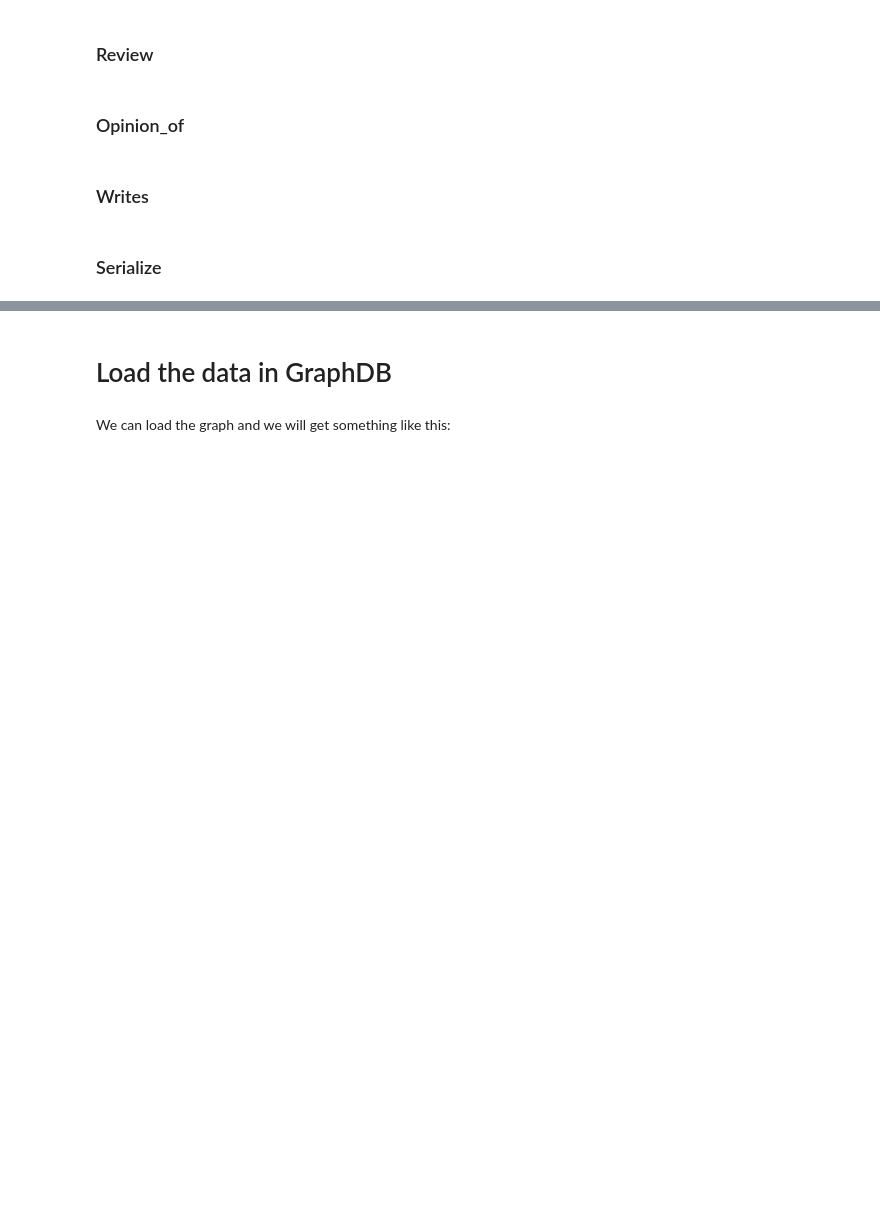
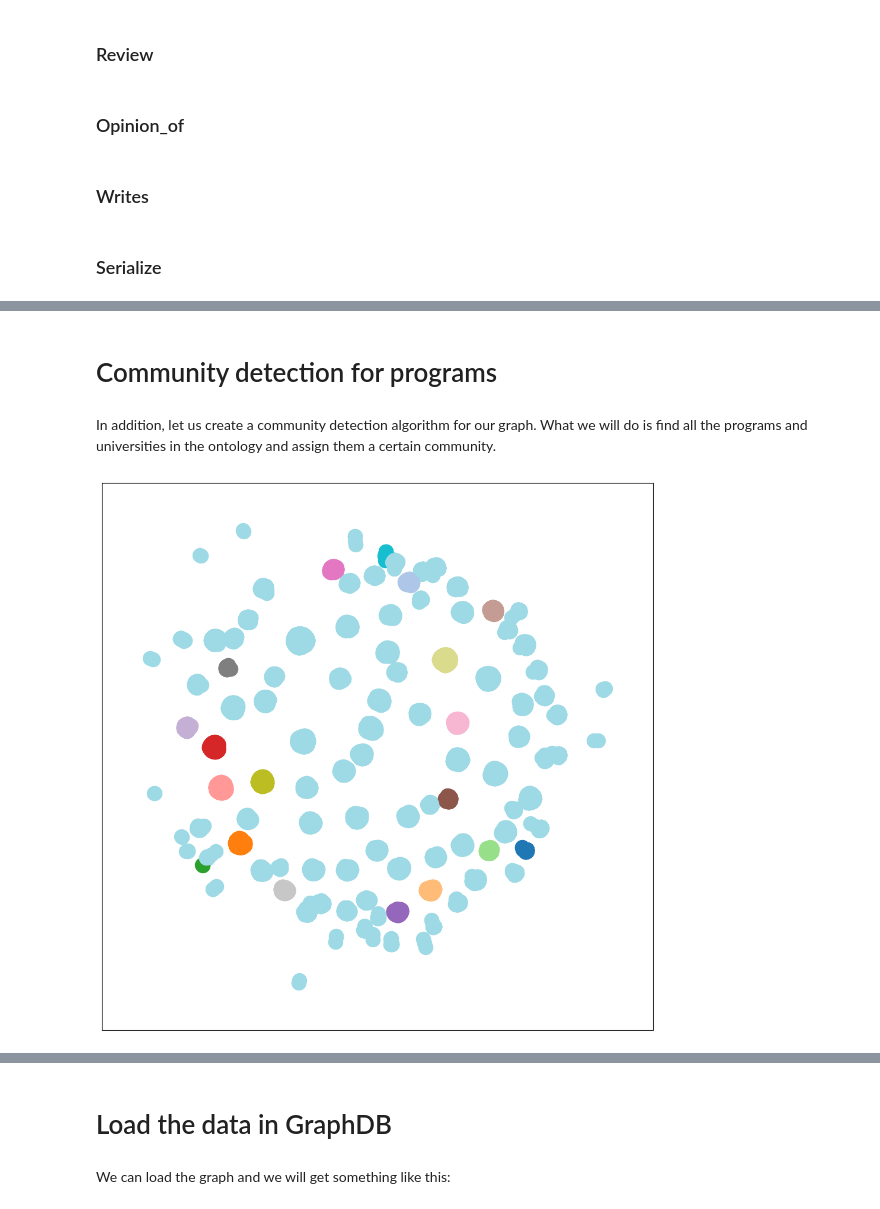
Before and after one commit to Nilsvanesostos/Degree4Free, a Jupyter notebook: KnowledgeGraph/KG.ipynb, the cells around one changed output, grey strips where cells are left out. Drawn from its saved outputs; the diff is of its cells as text; code cells hidden in the pictures; blank space fills up the shorter version.

```diff
--- a/KnowledgeGraph/KG.ipynb
+++ b/KnowledgeGraph/KG.ipynb
@@ -315,0 +316,38 @@ g.serialize('abox.ttl',format='turtle')
+# %% [markdown]
+# Community detection for programs
+# %% [markdown]
+In addition, let us create a community detection algorithm for our graph. What we will do is find all the programs and universities in the ontology and assign them a certain community.
+# %%
+import networkx as nx
+import community as community_louvain
+import matplotlib.pyplot as plt
+
+# Convert RDFLib graph to NetworkX graph
+nx_graph = nx.Graph()
+
+# We filter the programs and universities in the graph
+for s, p, o in g:
+    if str(p) == 'http://www.example.edu/from_uni':
+        nx_graph.add_edge(s, o)
+
+# Apply Louvain method for community detection
+partition = community_louvain.best_partition(nx_graph)
+
+# Create a color map for visualization
+communities = set(partition.values())
+color_map = {community: plt.cm.tab20(i) for i, community in enumerate(communities)}
+
+# Draw the graph
+pos = nx.spring_layout(nx_graph)  # Position the nodes using the spring layout
+plt.figure(figsize=(12, 12))
+
+# Draw nodes with colors based on community
+for node, community in partition.items():
+    nx.draw_networkx_nodes(nx_graph, pos, [node], node_size=300, node_color=[color_map[community]])
+
+# Draw edges
+nx.draw_networkx_edges(nx_graph, pos, alpha=0.5)
+
+plt.show()
+# %% [output]
+[figure, added]
```
Also changed, not shown: parts of 59 cells of this notebook.
